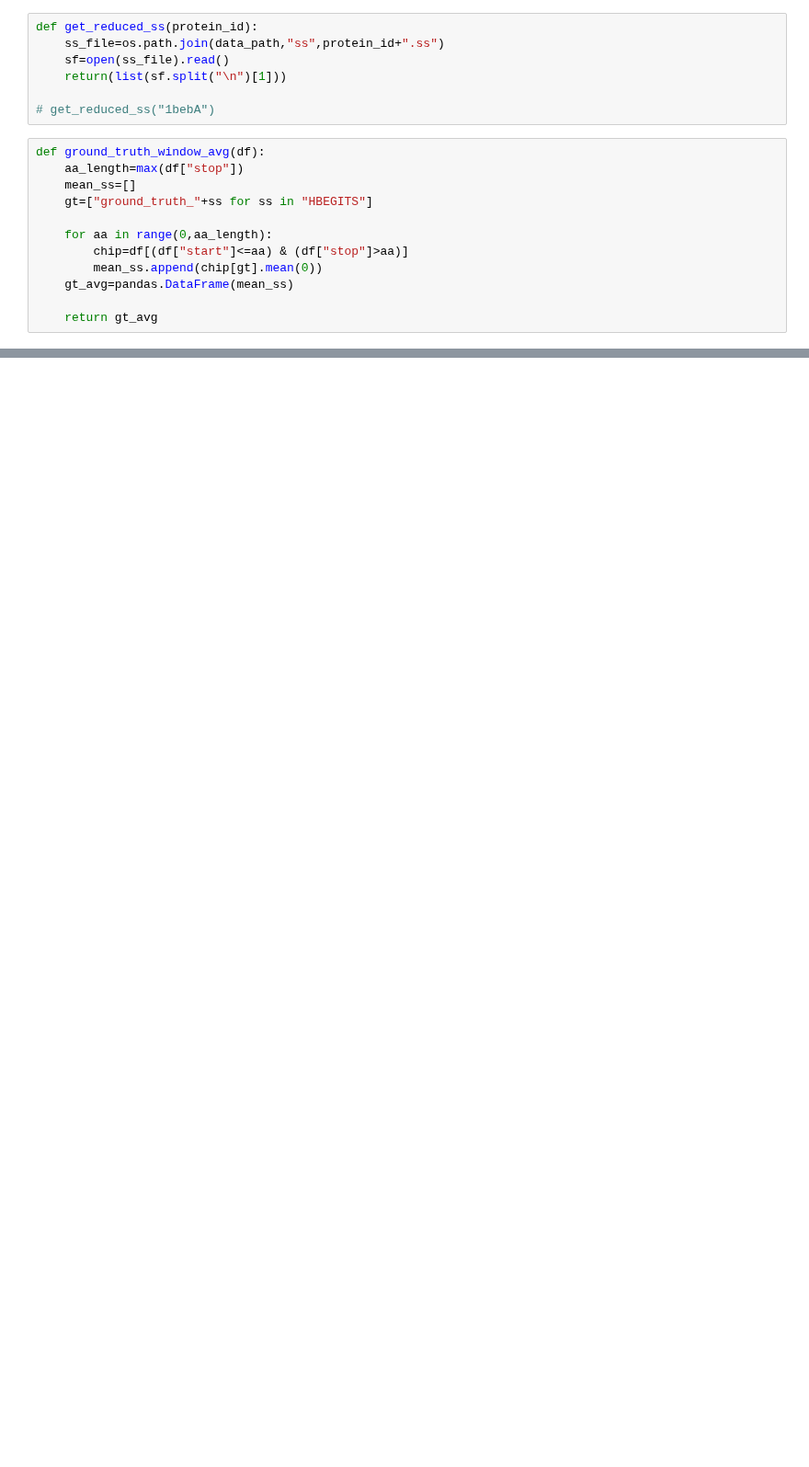
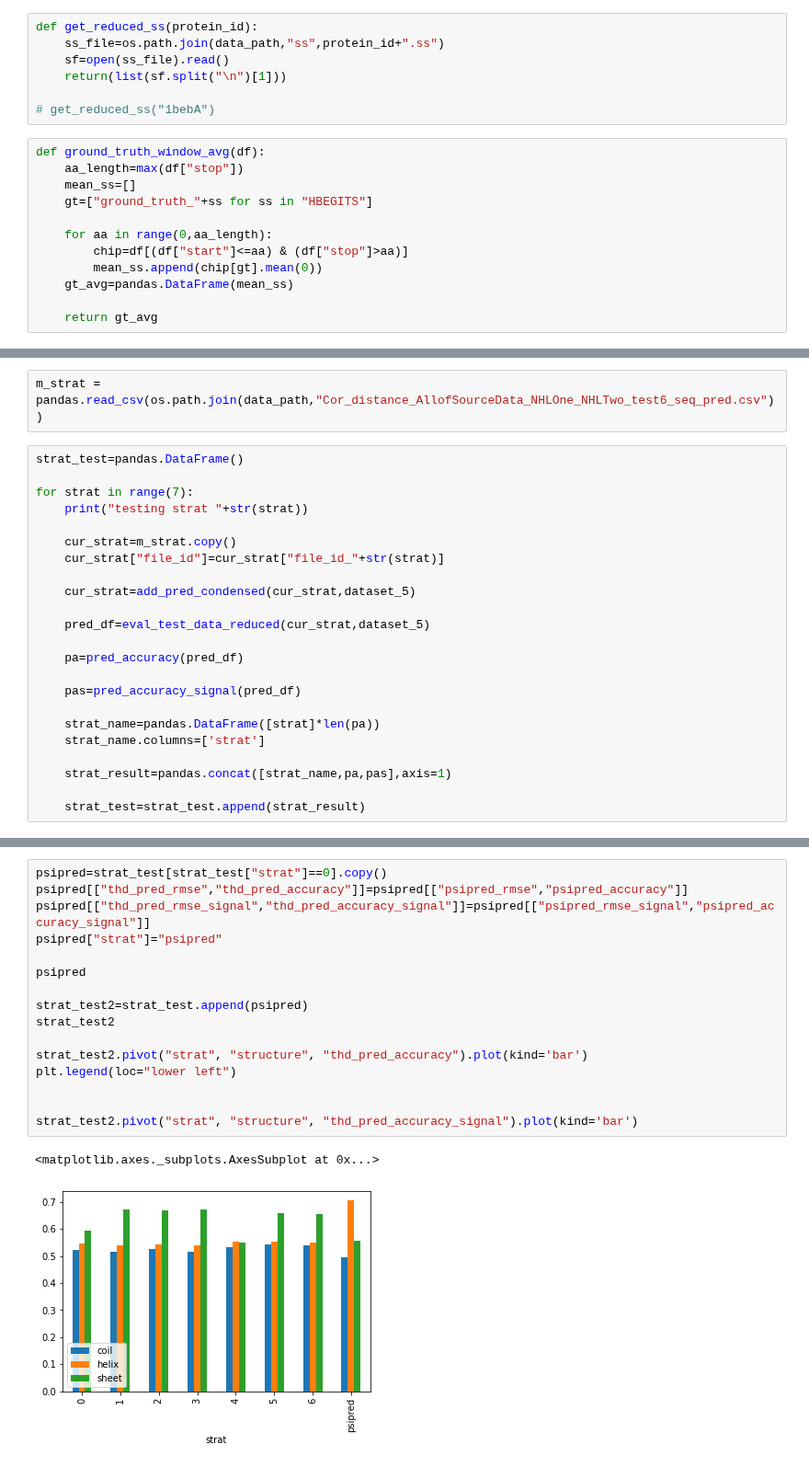
Before and after one commit to koneill1994/Protein_TDA_Analysis, a Jupyter notebook: Visualizer_prototype.ipynb, the cells around one changed output, grey strips where cells are left out. Shown at 92% size. Drawn from its saved outputs; the diff is of its cells as text; blank space fills up the shorter version.

Commit message:
Graphs for strategy comparison

```diff
--- a/Visualizer_prototype.ipynb
+++ b/Visualizer_prototype.ipynb
@@ -862,0 +834,25 @@ prediction_df
+# %%
+m_strat = pandas.read_csv(os.path.join(data_path,"Cor_distance_AllofSourceData_NHLOne_NHLTwo_test6_seq_pred.csv"))
+# %%
+strat_test=pandas.DataFrame()
+
+for strat in range(7):
+    print("testing strat "+str(strat))
+
+    cur_strat=m_strat.copy()
+    cur_strat["file_id"]=cur_strat["file_id_"+str(strat)]
+
+    cur_strat=add_pred_condensed(cur_strat,dataset_5)
+
+    pred_df=eval_test_data_reduced(cur_strat,dataset_5)
+
+    pa=pred_accuracy(pred_df)
+
+    pas=pred_accuracy_signal(pred_df)
+
+    strat_name=pandas.DataFrame([strat]*len(pa))
+    strat_name.columns=['strat']
+
+    strat_result=pandas.concat([strat_name,pa,pas],axis=1)
+
+    strat_test=strat_test.append(strat_result)
@@ -862,0 +877,19 @@ prediction_df
+# %%
+psipred=strat_test[strat_test["strat"]==0].copy()
+psipred[["thd_pred_rmse","thd_pred_accuracy"]]=psipred[["psipred_rmse","psipred_accuracy"]]
+psipred[["thd_pred_rmse_signal","thd_pred_accuracy_signal"]]=psipred[["psipred_rmse_signal","psipred_accuracy_signal"]]
+psipred["strat"]="psipred"
+
+psipred
+
+strat_test2=strat_test.append(psipred)
+strat_test2
+
+strat_test2.pivot("strat", "structure", "thd_pred_accuracy").plot(kind='bar')
+plt.legend(loc="lower left")
+
+
+strat_test2.pivot("strat", "structure", "thd_pred_accuracy_signal").plot(kind='bar')
+# %% [output]
+<matplotlib.axes._subplots.AxesSubplot at 0x...>
+[figure, added]
```
Also changed, not shown: parts of 13 cells of this notebook.
